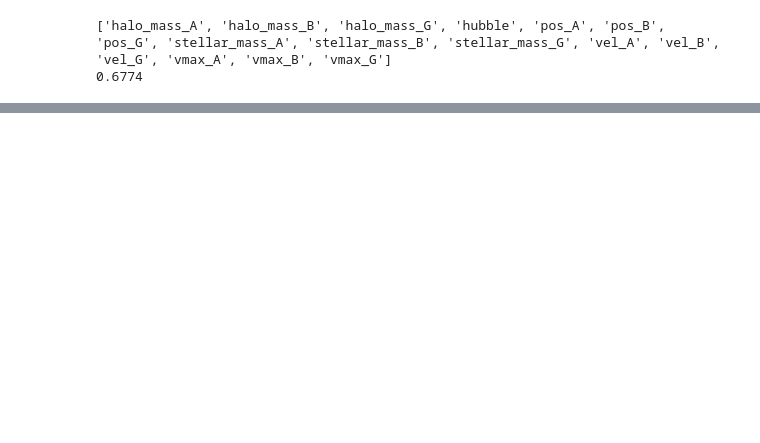
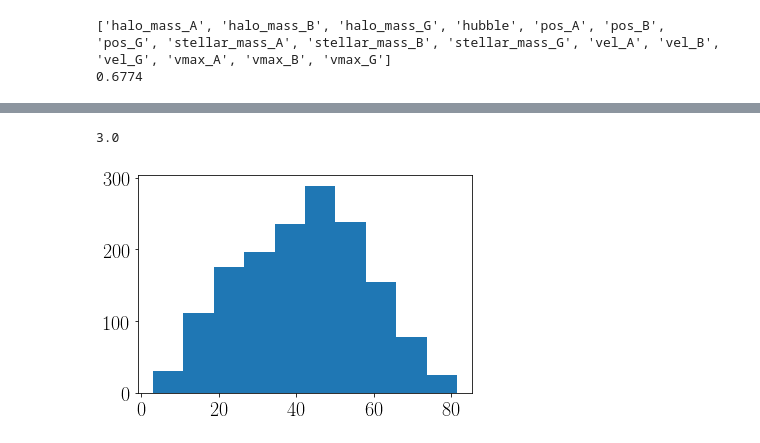
Before and after one commit to forero/IllustrisTNGPairs, a Jupyter notebook: code/explore_pairs_TNG.ipynb, the cells around one changed output, grey strips where cells are left out. Saved outputs shown, nothing was run; the diff lists cells and outputs as text; code cells hidden in the pictures; blank space fills up the shorter version.

```diff
--- a/code/explore_pairs_TNG.ipynb
+++ b/code/explore_pairs_TNG.ipynb
@@ -221,0 +194,16 @@ plt.scatter(halo_mass_center, np.exp(proba))
+# %%
+list_percentiles = {}
+for field in ['pos_AB', 'vel_AB_rad', 'vel_AB_tan']:
+    percentiles = np.percentile(pair_data[field][new_ids], np.linspace(0,100,101))
+    percentile_location = np.ones(len(pair_data[field]))
+
+    for i,v in enumerate(pair_data[field]):
+        percentile_location[i] = np.abs(np.argmin(np.abs(percentiles-v))-50.0)
+    list_percentiles[field] = percentile_location
+# %%
+percentile_distance = np.sqrt(list_percentiles['pos_AB']**2 + list_percentiles['vel_AB_rad']**2 + list_percentiles['vel_AB_tan']**2)
+_ = plt.hist(percentile_distance)
+print(percentile_distance.min())
+# %% [output]
+3.0
+[figure, added]
```
Also changed, not shown: parts of 20 cells of this notebook, 1 other file.
